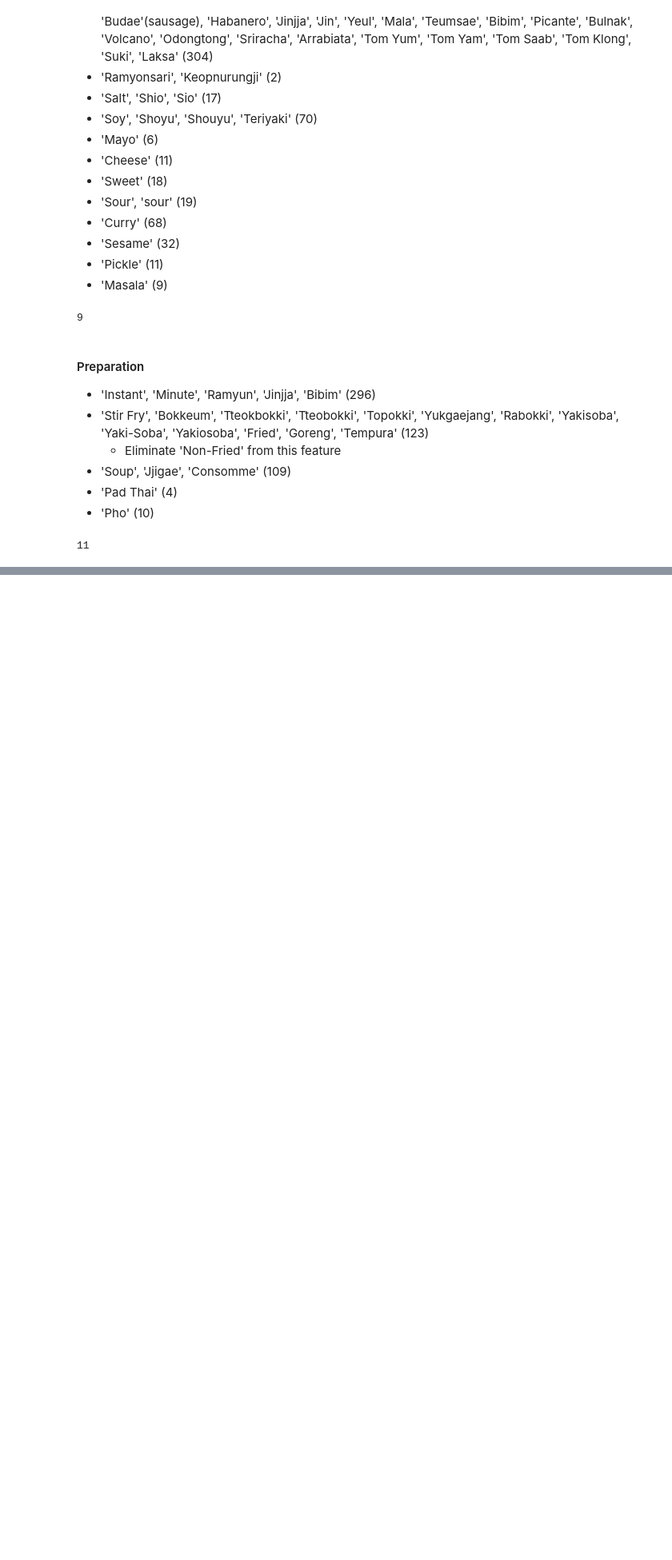
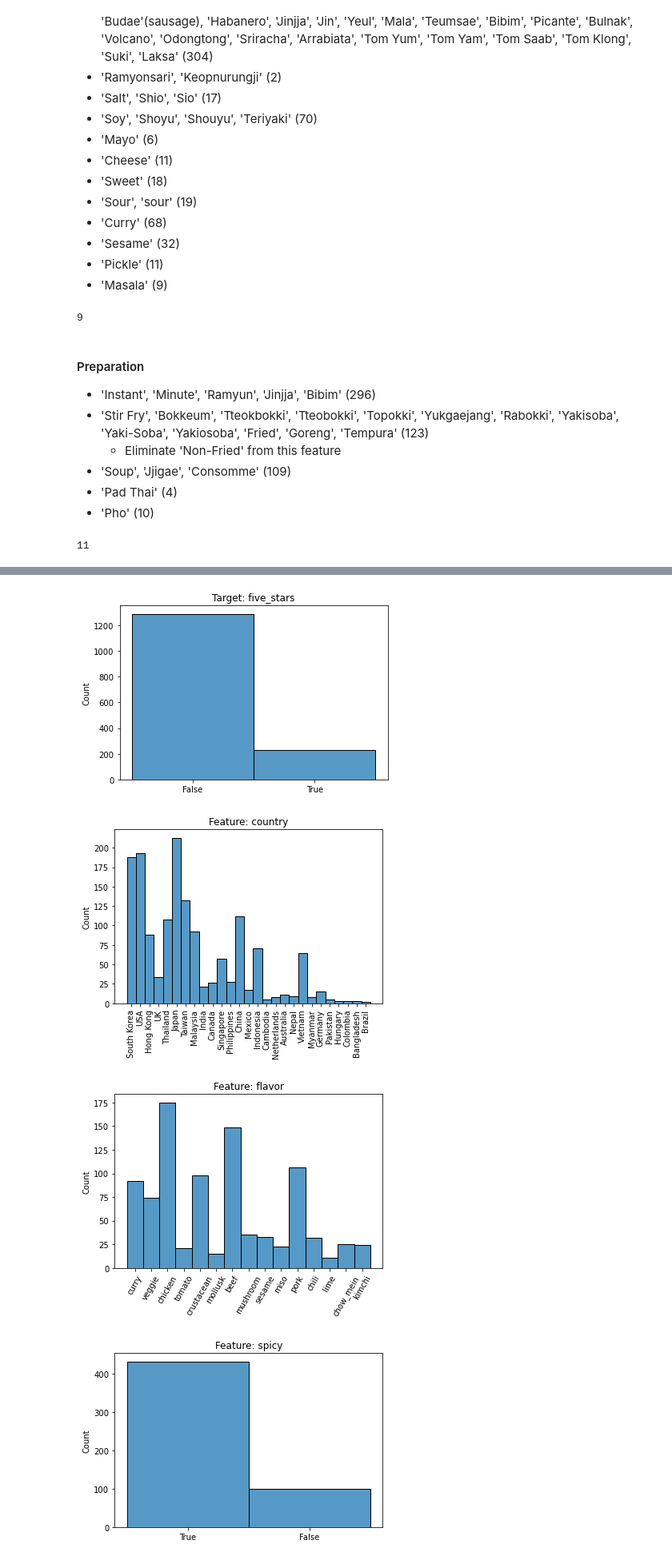
Before and after one commit to JacobPaxton/ramen-classification, a Jupyter notebook: explore.ipynb, the cells around one changed output, grey strips where cells are left out. Shown at 80% size. Cells and saved outputs as stored; diff of their text form; code cells hidden in the pictures; blank space fills up the shorter version.

```diff
--- a/explore.ipynb
+++ b/explore.ipynb
@@ -550,0 +502,6 @@ Name: fried, dtype: int64
+# %%
+# not fried
+keywords = ['Requeijao', 'Yakisoba', 'Yaki-Soba', 'Yakiosoba', 'Gomtang', 'Seolleongtang', 'Nam Tok', 'Sutah',
+            'Sogokimyun', 'Cuchareable', 'Gomtang', 'Yukgaejang', 'Ossyoi', 'Clear']
+new_value = 'False'
+train = train.apply(lambda row: fried_mapper(row, keywords, new_value), axis=1)
@@ -550,0 +596,5 @@ Name: fried, dtype: int64
+# %%
+# drop nulls from flavor column
+flavor_col = train.flavor.dropna()
+# set confidence interval
+alpha = .05
@@ -550,0 +630,5 @@ Name: fried, dtype: int64
+# %%
+# drop nulls from spicy column
+spicy_col = train.spicy.dropna()
+# set confidence interval
+alpha = .05
@@ -550,0 +691,31 @@ Name: fried, dtype: int64
+# %%
+train = train[['five_stars','country','flavor','spicy']]
+train['five_stars'] = train['five_stars'].astype('str')
+# %%
+# initial univariate histograms
+sns.histplot(train.five_stars) # five_stars
+plt.title('Target: five_stars')
+plt.xlabel('')
+plt.show()
+
+sns.histplot(train.country) # country
+plt.title('Feature: country')
+plt.xticks(rotation=90)
+plt.xlabel('')
+plt.show()
+
+sns.histplot(flavor_col) # flavor
+plt.title('Feature: flavor')
+plt.xticks(rotation=60)
+plt.xlabel('')
+plt.show()
+
+sns.histplot(spicy_col) # spicy
+plt.title('Feature: spicy')
+plt.xlabel('')
+plt.show()
+# %% [output]
+[figure, added]
+[figure, added]
+[figure, added]
+[figure, added]
```
Also changed, not shown: parts of 100 cells of this notebook.
